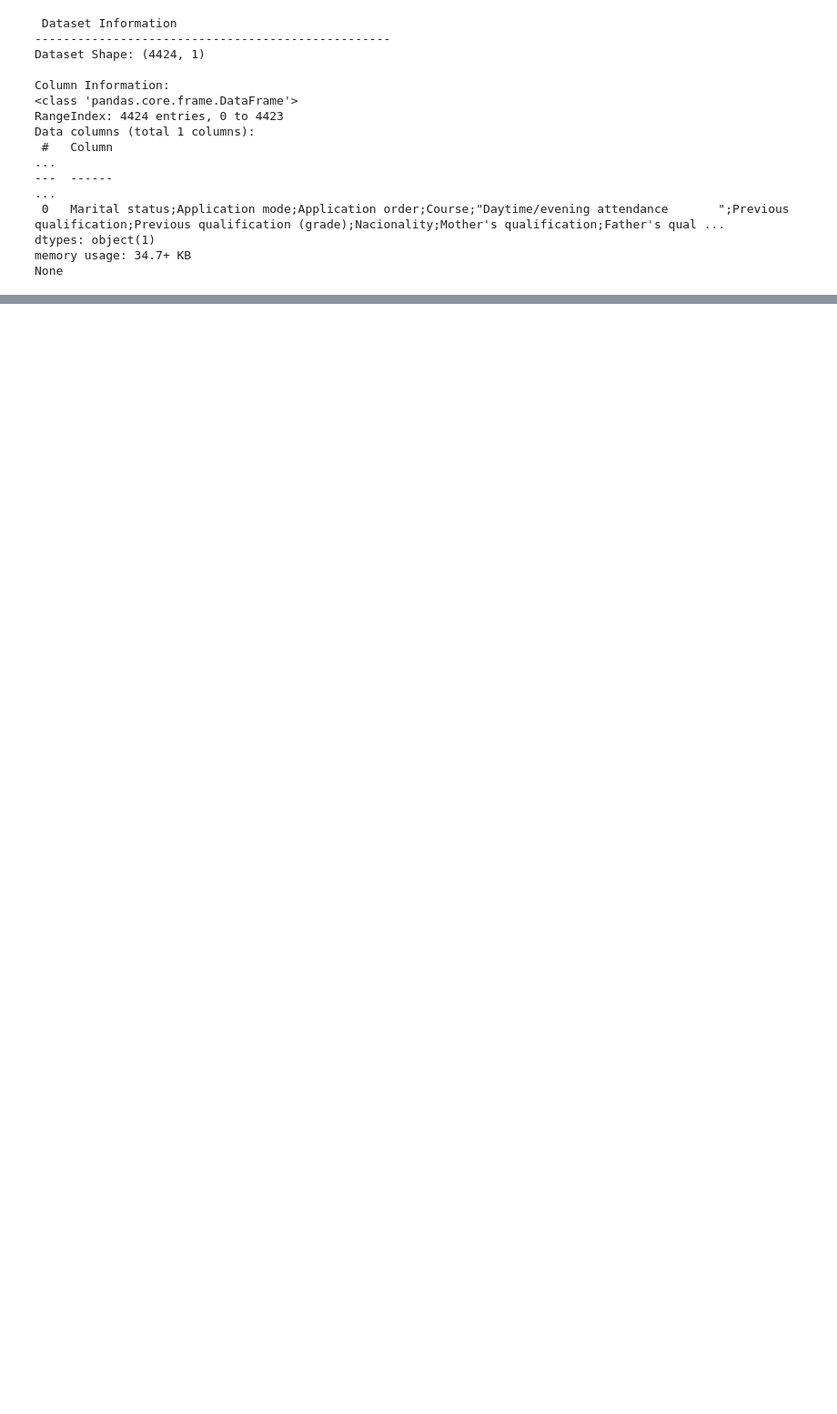
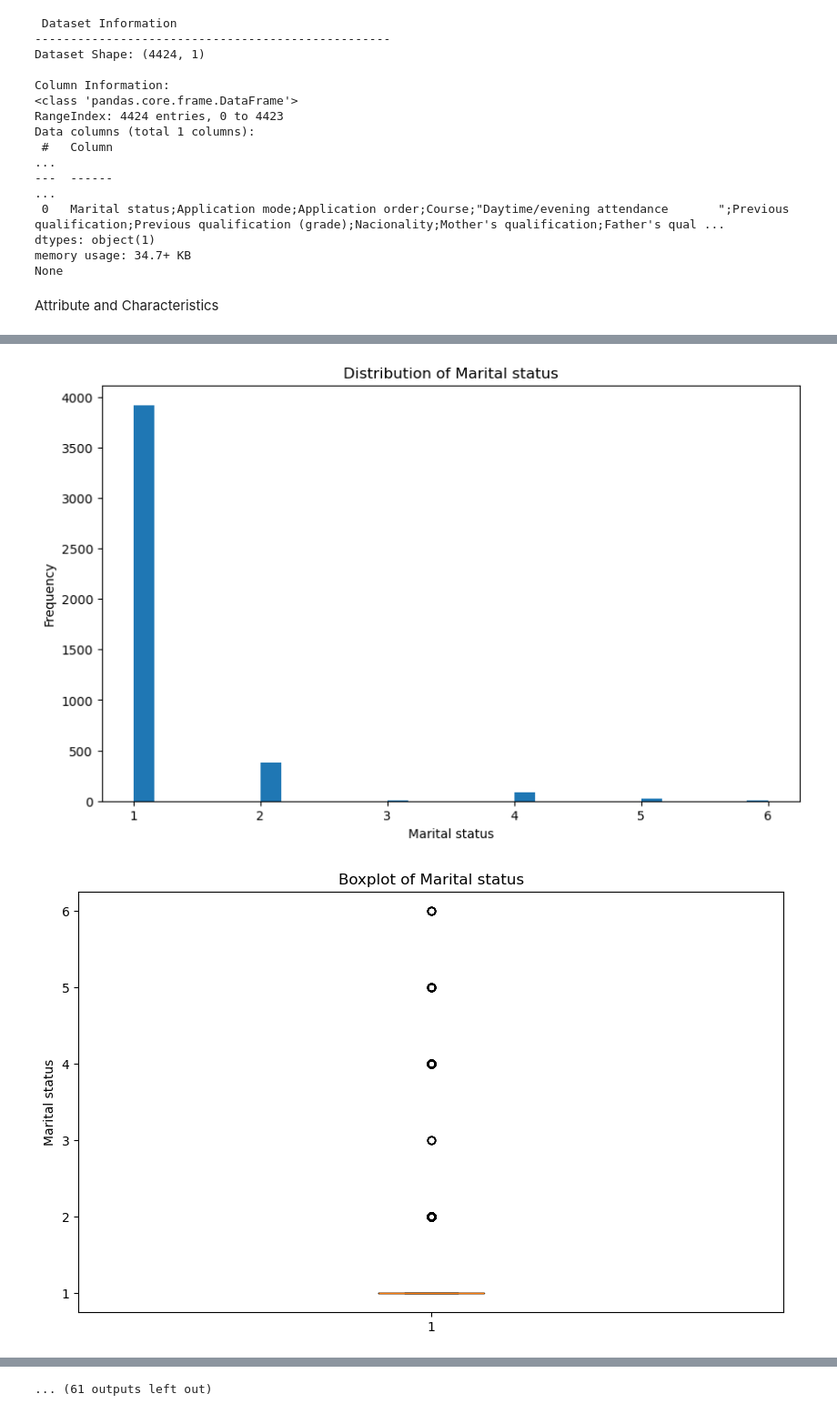
Before and after one commit to azeiber/student-droupout-detection, a Jupyter notebook: Studentdropoutandacademicsuccess.ipynb, the cells around one changed output, grey strips where cells are left out. Shown at 91% size. Saved outputs shown, nothing was run; the diff lists cells and outputs as text; code cells hidden in the pictures; blank space fills up the shorter version.

Commit message:
data cleaning

```diff
--- a/Studentdropoutandacademicsuccess.ipynb
+++ b/Studentdropoutandacademicsuccess.ipynb
@@ -26,3 +26,75 @@ Data columns (total 1 columns):
 dtypes: object(1)
 memory usage: 34.7+ KB
 None
+# %% [markdown]
+Attribute and Characteristics
+# %%
+# First, let's properly parse the CSV with semicolon separator
+df = pd.read_csv('data.csv', sep=';')
+
+# Print basic information about the dataset
+print("Dataset Information")
+print("-" * 50)
+print(f"Number of rows: {len(df)}")
+print(f"Number of columns: {len(df.columns)}")
+print("\nColumn Names:")
+print(df.columns.tolist())
+
+# Analyze each attribute
+print("\nAttribute Analysis")
+print("-" * 50)
+for column in df.columns:
+    print(f"\nAttribute: {column}")
+    print(f"Data Type: {df[column].dtype}")
+
+    # Calculate missing values
+    missing_percent = (df[column].isnull().sum() / len(df)) * 100
+    print(f"Missing Values: {missing_percent:.2f}%")
+
+    # For numeric columns
+    if pd.api.types.is_numeric_dtype(df[column]):
+        print(f"Min: {df[column].min()}")
+        print(f"Max: {df[column].max()}")
+        print(f"Mean: {df[column].mean():.2f}")
+        print(f"Median: {df[column].median():.2f}")
+        print(f"Standard Deviation: {df[column].std():.2f}")
+
+        # Check for outliers using IQR method
+        Q1 = df[column].quantile(0.25)
+        Q3 = df[column].quantile(0.75)
+        IQR = Q3 - Q1
+        lower_bound = Q1 - 1.5 * IQR
+        upper_bound = Q3 + 1.5 * IQR
+        outliers = df[(df[column] < lower_bound) | (df[column] > upper_bound)][column]
+        print(f"Number of outliers: {len(outliers)}")
+        print(f"Outlier percentage: {(len(outliers)/len(df))*100:.2f}%")
+
+    # For categorical columns
+    else:
+        unique_values = df[column].nunique()
+        print(f"Number of unique values: {unique_values}")
+        if unique_values < 10:  # Only show value counts if not too many unique values
+            print("\nValue Counts:")
+            print(df[column].value_counts())
+
+    print("-" * 30)
+
+# Create visualizations for numeric columns
+numeric_columns = df.select_dtypes(include=['int64', 'float64']).columns
+if len(numeric_columns) > 0:
+    print("\nCreating visualizations for numeric columns...")
+    for column in numeric_columns:
+        plt.figure(figsize=(10, 6))
+        plt.hist(df[column].dropna(), bins=30)
+        plt.title(f'Distribution of {column}')
+        plt.xlabel(column)
+        plt.ylabel('Frequency')
+        plt.show()
+
+        # Boxplot to visualize outliers
+        plt.figure(figsize=(10, 6))
+        plt.boxplot(df[column].dropna())
+        plt.title(f'Boxplot of {column}')
+        plt.ylabel(column)
+        plt.show()
+# %% [output]
@@ -28,0 +118,2 @@ None
+[figure, added]
+[figure, added]
@@ -28,0 +129 @@ None
+... (61 outputs left out)
```
Also changed, not shown: parts of 7 cells of this notebook, 1 other file.
